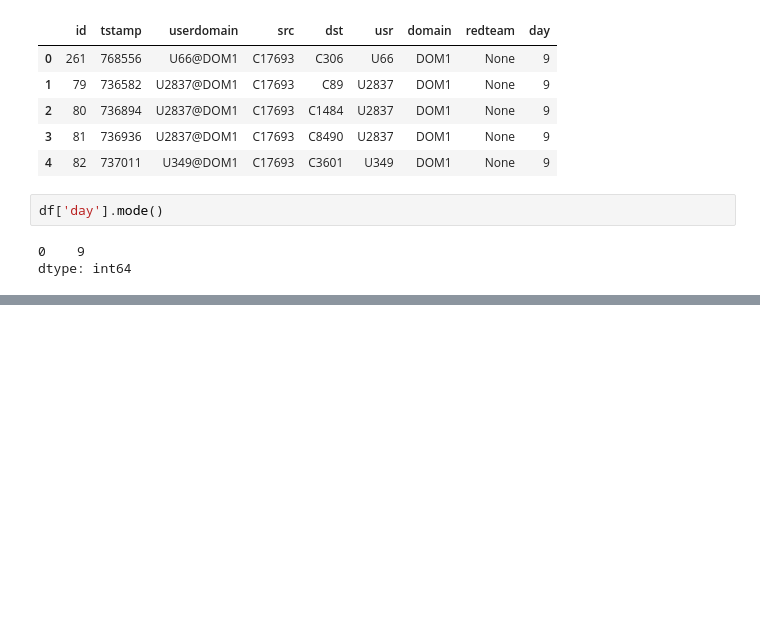
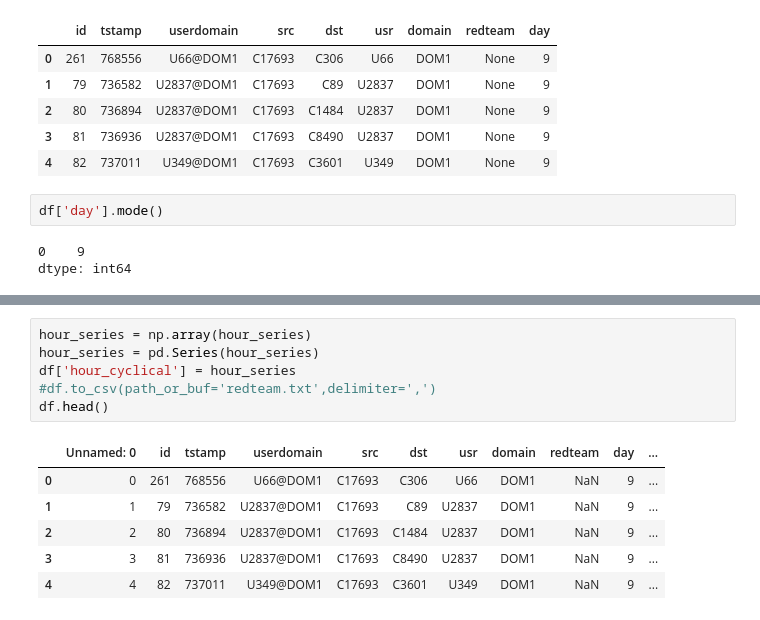
Before and after one commit to jstyczynski/DataScience-Capstone, a Jupyter notebook: Capstone Data Exploration.ipynb, the cells around one changed output, grey strips where cells are left out. Drawn from its saved outputs; the diff is of its cells as text; blank space fills up the shorter version.

```diff
--- a/Capstone Data Exploration.ipynb
+++ b/Capstone Data Exploration.ipynb
@@ -205,0 +260,13 @@ print (counter)
+# %%
+hour_series = np.array(hour_series)
+hour_series = pd.Series(hour_series)
+df['hour_cyclical'] = hour_series
+#df.to_csv(path_or_buf='redteam.txt',delimiter=',')
+df.head()
+# %% [output]
+|  | Unnamed: 0 | id | tstamp | userdomain | src | dst | usr | domain | redteam | day | ... |
+| 0 | 0 | 261 | 768556 | U66@DOM1 | C17693 | C306 | U66 | DOM1 | NaN | 9 | ... |
+| 1 | 1 | 79 | 736582 | U2837@DOM1 | C17693 | C89 | U2837 | DOM1 | NaN | 9 | ... |
+| 2 | 2 | 80 | 736894 | U2837@DOM1 | C17693 | C1484 | U2837 | DOM1 | NaN | 9 | ... |
+| 3 | 3 | 81 | 736936 | U2837@DOM1 | C17693 | C8490 | U2837 | DOM1 | NaN | 9 | ... |
+| 4 | 4 | 82 | 737011 | U349@DOM1 | C17693 | C3601 | U349 | DOM1 | NaN | 9 | ... |
```
Also changed, not shown: parts of 25 cells of this notebook, 1 other file.
